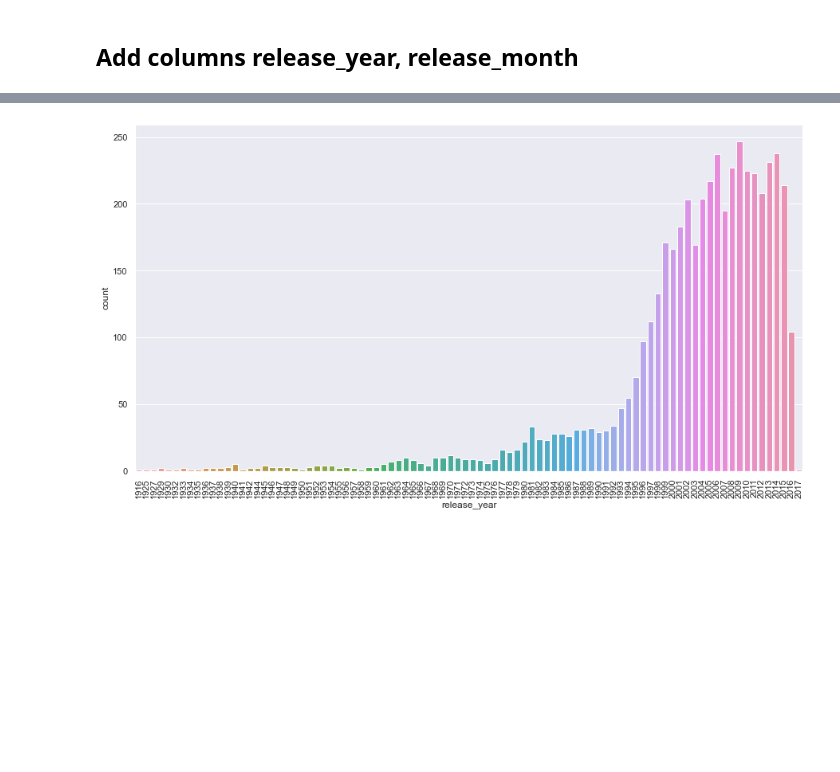
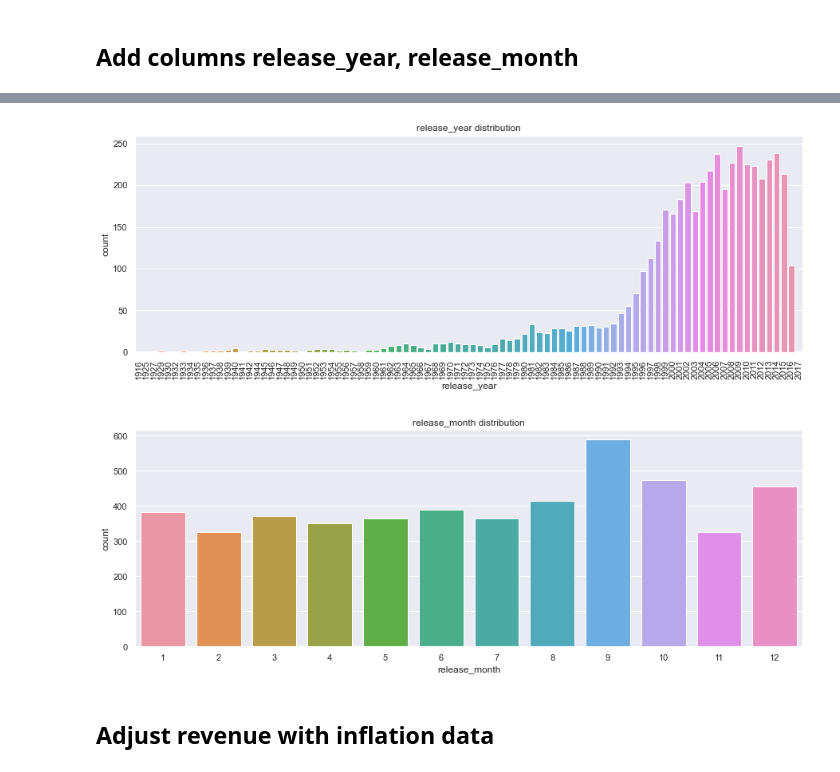
Before and after one commit to Alexander-Meldrum/movie_and_series_data, a Jupyter notebook: regression_analysis.ipynb, the cells around one changed output, grey strips where cells are left out. Drawn from its saved outputs; the diff is of its cells as text; code cells hidden in the pictures; blank space fills up the shorter version.

```diff
--- a/regression_analysis.ipynb
+++ b/regression_analysis.ipynb
@@ -80,11 +81,20 @@ cleaned_tmdb_data.head()
 | 3 | 250000000 | [{"id": 28, "name": "Action"}, {"... | 49026 | [{"id": 849, "name": "dc comics"}... | en | The Dark Knight Rises | 112.312950 | ... |
 | 4 | 260000000 | [{"id": 28, "name": "Action"}, {"... | 49529 | [{"id": 818, "name": "based on no... | en | John Carter | 43.926995 | ... |
 # %%
-plt.figure(figsize=(15,8))
+plt.figure(figsize=(15,5))
 plt.xticks(rotation=90)
+plt.title('release_year distribution')
 ax = sns.countplot(x="release_year", data=cleaned_tmdb_data)
 # %% [output]
-[figure, old version]
+[figure, new version]
+# %%
+plt.figure(figsize=(15,5))
+plt.title('release_month distribution')
+ax = sns.countplot(x="release_month", data=cleaned_tmdb_data)
+# %% [output]
+[figure, added]
+# %% [markdown]
+## Adjust revenue with inflation data
 # %%
 #import cpi
 # %%
```
Also changed, not shown: parts of 4 cells of this notebook.
